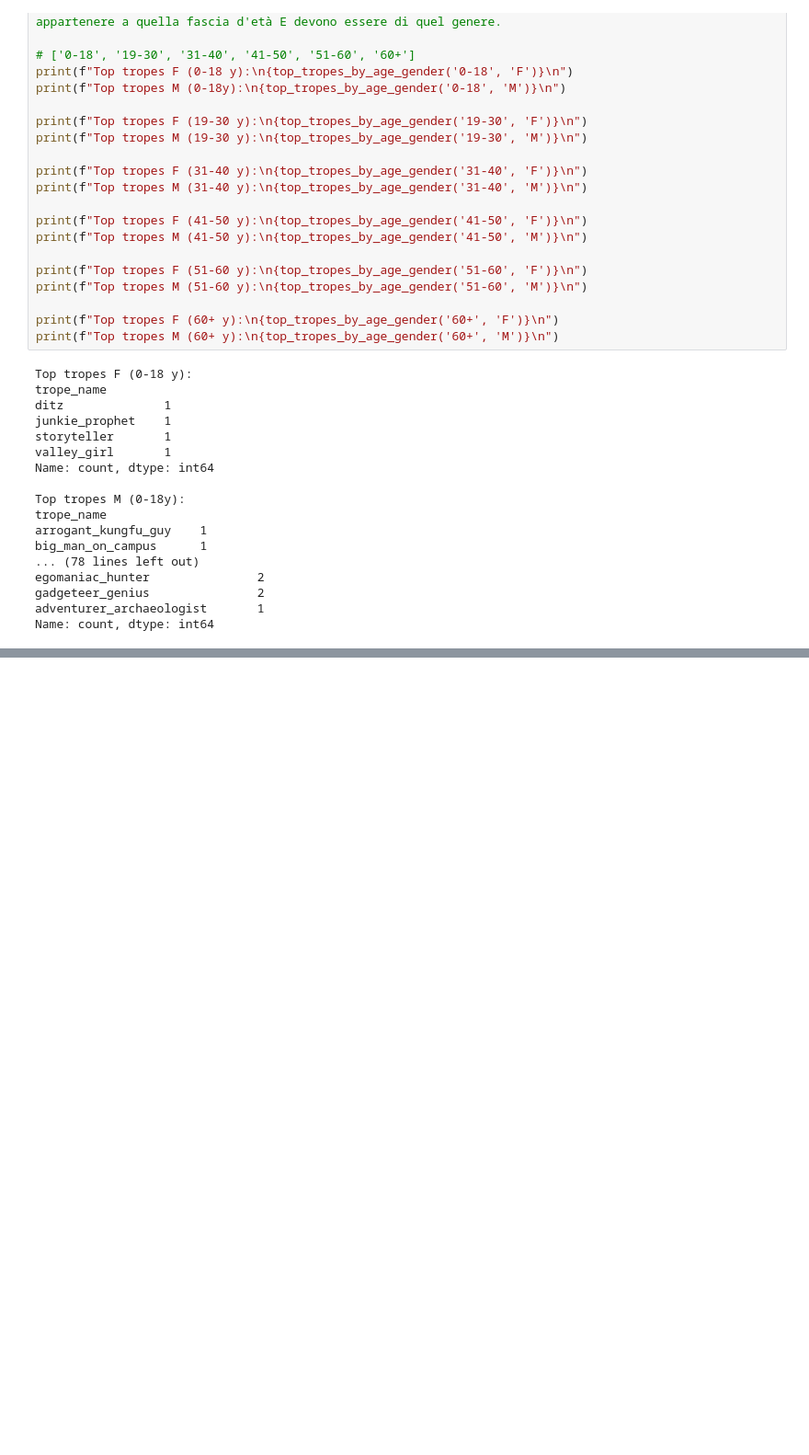
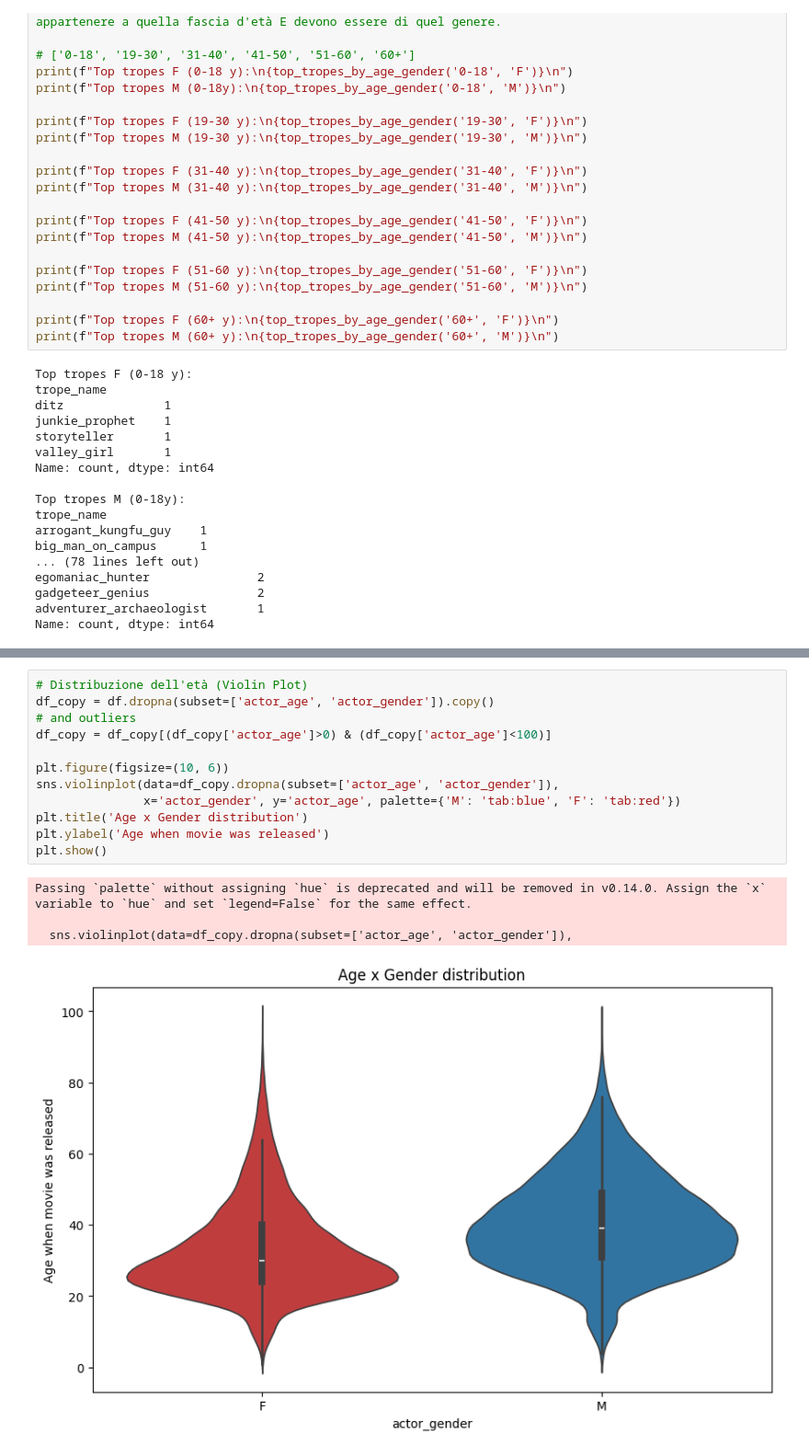
Before and after one commit to martinaperodi/movie-gender-bias-network, a Jupyter notebook: dataexploration.ipynb, the cells around one changed output, grey strips where cells are left out. Shown at 92% size. Saved outputs shown, nothing was run; the diff lists cells and outputs as text; blank space fills up the shorter version.

```diff
--- a/dataexploration.ipynb
+++ b/dataexploration.ipynb
@@ -172,0 +265,17 @@ Name: count, dtype: int64
+# %%
+# Distribuzione dell'età (Violin Plot)
+df_copy = df.dropna(subset=['actor_age', 'actor_gender']).copy()
+# and outliers
+df_copy = df_copy[(df_copy['actor_age']>0) & (df_copy['actor_age']<100)]
+
+plt.figure(figsize=(10, 6))
+sns.violinplot(data=df_copy.dropna(subset=['actor_age', 'actor_gender']),
+               x='actor_gender', y='actor_age', palette={'M': 'tab:blue', 'F': 'tab:red'})
+plt.title('Age x Gender distribution')
+plt.ylabel('Age when movie was released')
+plt.show()
+# %% [output]
+Passing `palette` without assigning `hue` is deprecated and will be removed in v0.14.0. Assign the `x` variable to `hue` and set `legend=False` for the same effect.
+
+  sns.violinplot(data=df_copy.dropna(subset=['actor_age', 'actor_gender']),
+[figure, added]
```
Also changed, not shown: parts of 14 cells of this notebook.
